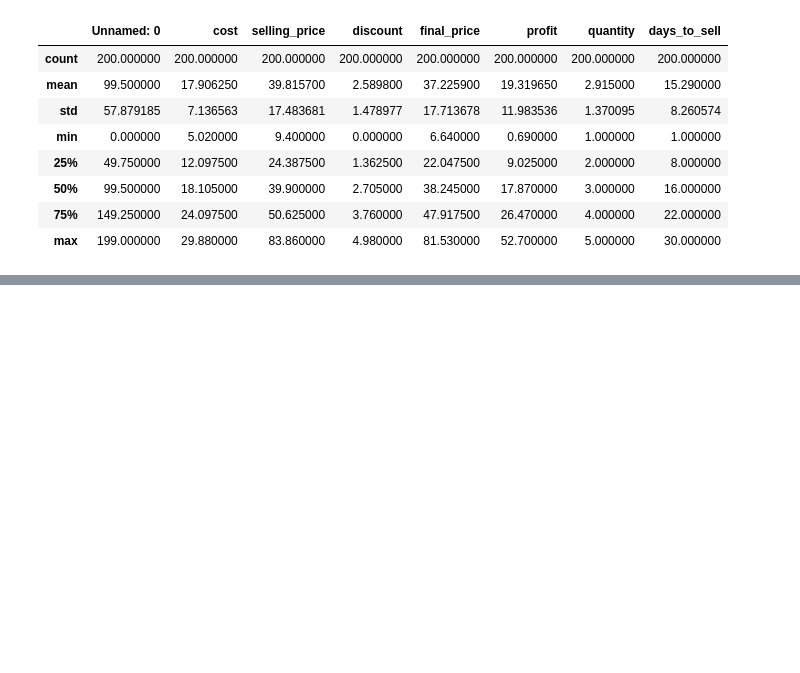
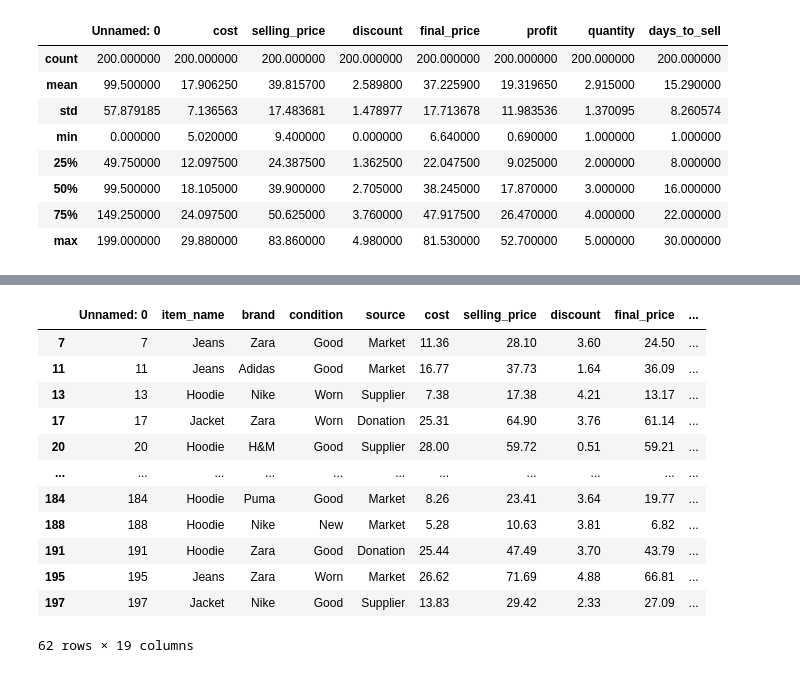
Before and after one commit to Mubanga-W-Chashi/optimized-thrift-profit-analyzer, a Jupyter notebook: notebooks/02_eda.ipynb, the cells around one changed output, grey strips where cells are left out. Saved outputs shown, nothing was run; the diff lists cells and outputs as text; code cells hidden in the pictures; blank space fills up the shorter version.

```diff
--- a/notebooks/02_eda.ipynb
+++ b/notebooks/02_eda.ipynb
@@ -51,0 +81,16 @@ df['total_profit'] = df['profit'] * df['quantity']
+# %%
+df[df['days_to_sell'] > 20]
+# %% [output]
+|  | Unnamed: 0 | item_name | brand | condition | source | cost | selling_price | discount | final_price | ... |
+| 7 | 7 | Jeans | Zara | Good | Market | 11.36 | 28.10 | 3.60 | 24.50 | ... |
+| 11 | 11 | Jeans | Adidas | Good | Market | 16.77 | 37.73 | 1.64 | 36.09 | ... |
+| 13 | 13 | Hoodie | Nike | Worn | Supplier | 7.38 | 17.38 | 4.21 | 13.17 | ... |
+| 17 | 17 | Jacket | Zara | Worn | Donation | 25.31 | 64.90 | 3.76 | 61.14 | ... |
+| 20 | 20 | Hoodie | H&M | Good | Supplier | 28.00 | 59.72 | 0.51 | 59.21 | ... |
+| ... | ... | ... | ... | ... | ... | ... | ... | ... | ... | ... |
+| 184 | 184 | Hoodie | Puma | Good | Market | 8.26 | 23.41 | 3.64 | 19.77 | ... |
+| 188 | 188 | Hoodie | Nike | New | Market | 5.28 | 10.63 | 3.81 | 6.82 | ... |
+| 191 | 191 | Hoodie | Zara | Good | Donation | 25.44 | 47.49 | 3.70 | 43.79 | ... |
+| 195 | 195 | Jeans | Zara | Worn | Market | 26.62 | 71.69 | 4.88 | 66.81 | ... |
+| 197 | 197 | Jacket | Nike | Good | Supplier | 13.83 | 29.42 | 2.33 | 27.09 | ... |
+62 rows × 19 columns
```
Also changed, not shown: parts of 2 cells of this notebook.
